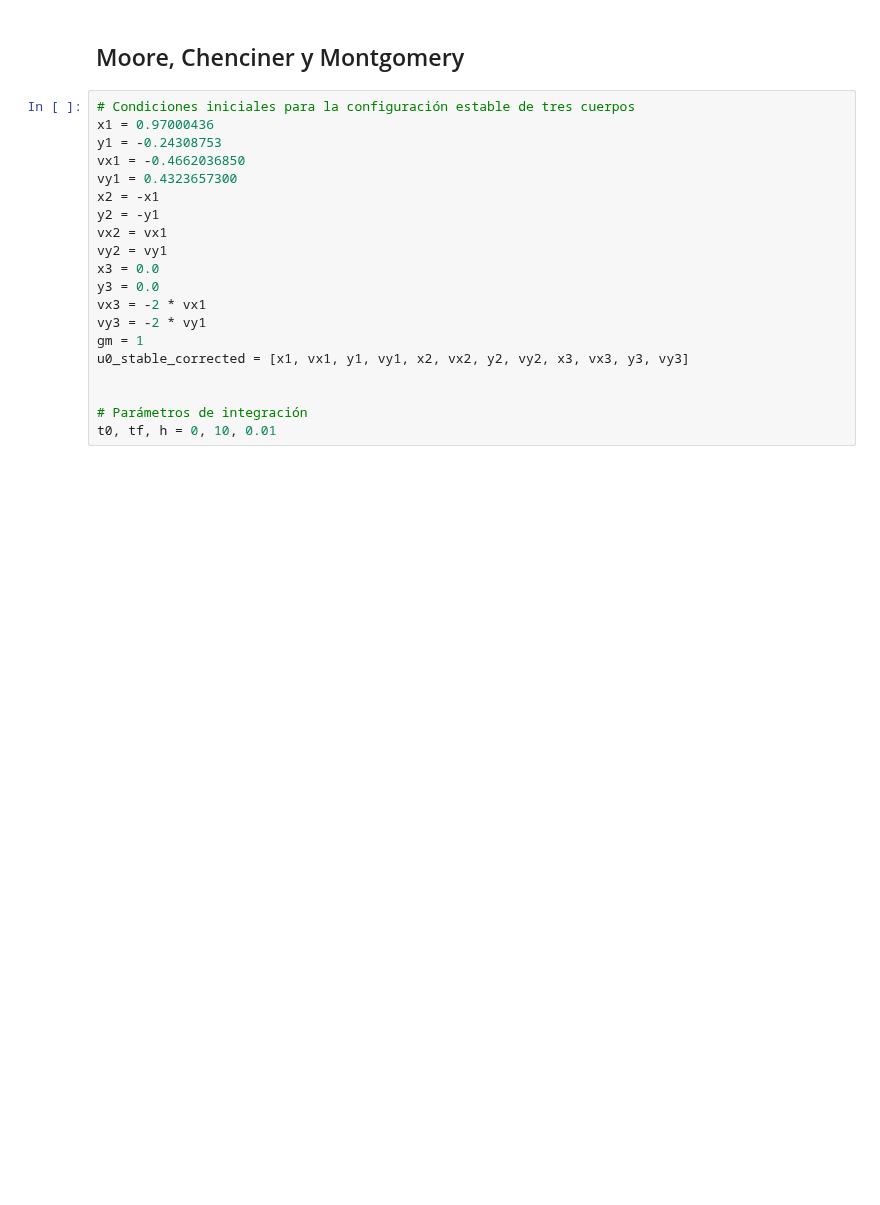
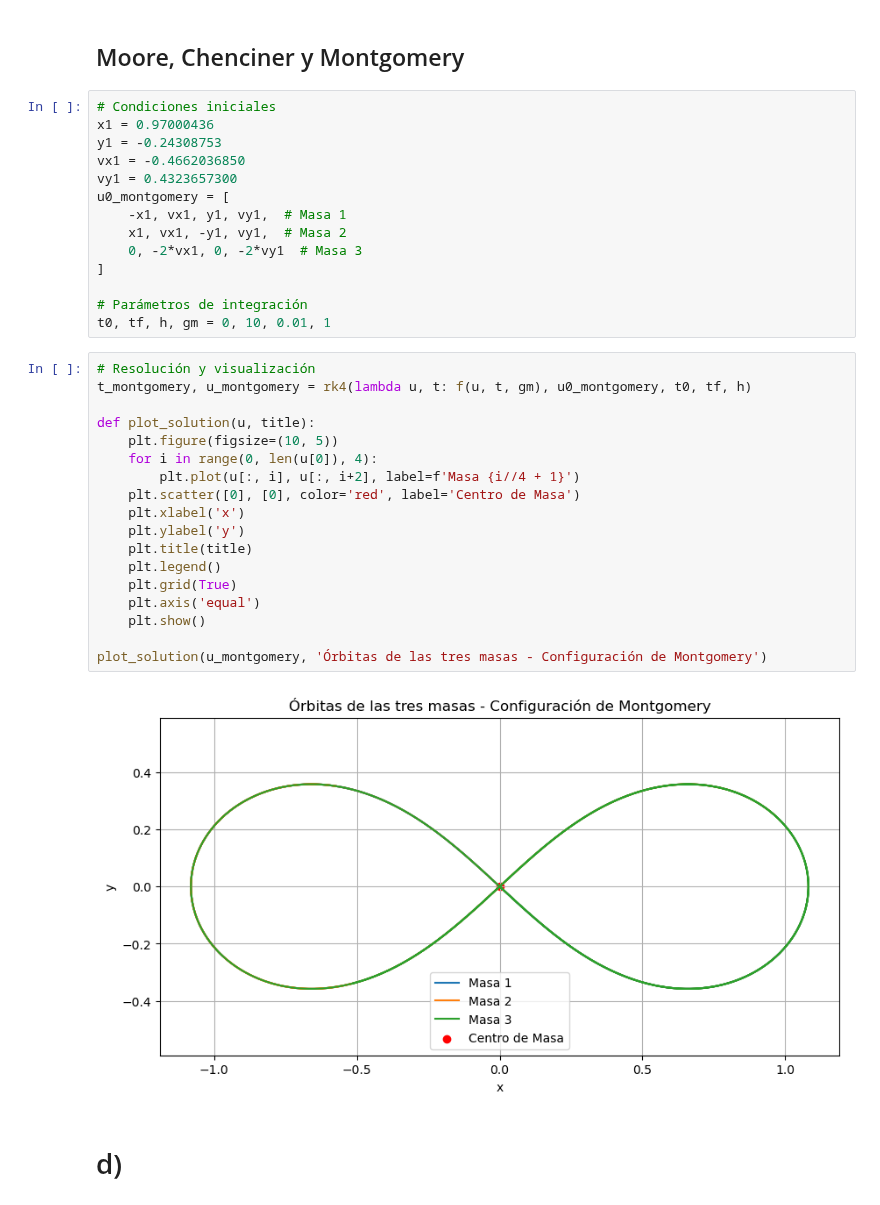
Before and after one commit to apareram/f-sica-computacional, a Jupyter notebook: labs/lab3-P3-Clase-Ximena,Lorenzo,Alberto.ipynb, the cells around one changed output. Drawn from its saved outputs; the diff is of its cells as text; blank space fills up the shorter version.

```diff
--- a/labs/lab3-P3-Clase-Ximena,Lorenzo,Alberto.ipynb
+++ b/labs/lab3-P3-Clase-Ximena,Lorenzo,Alberto.ipynb
@@ -109,22 +109,38 @@ plt.show()
 # %% [markdown]
 ## Moore, Chenciner y Montgomery
 # %%
-# Condiciones iniciales para la configuración estable de tres cuerpos
+# Condiciones iniciales
 x1 = 0.97000436
 y1 = -0.24308753
 vx1 = -0.4662036850
 vy1 = 0.4323657300
-x2 = -x1
-y2 = -y1
-vx2 = vx1
-vy2 = vy1
-x3 = 0.0
-y3 = 0.0
-vx3 = -2 * vx1
-vy3 = -2 * vy1
-gm = 1
-u0_stable_corrected = [x1, vx1, y1, vy1, x2, vx2, y2, vy2, x3, vx3, y3, vy3]
-
+u0_montgomery = [
+    -x1, vx1, y1, vy1,  # Masa 1
+    x1, vx1, -y1, vy1,  # Masa 2
+    0, -2*vx1, 0, -2*vy1  # Masa 3
+]
 
 # Parámetros de integración
-t0, tf, h = 0, 10, 0.01
+t0, tf, h, gm = 0, 10, 0.01, 1
+# %%
+# Resolución y visualización
+t_montgomery, u_montgomery = rk4(lambda u, t: f(u, t, gm), u0_montgomery, t0, tf, h)
+
+def plot_solution(u, title):
+    plt.figure(figsize=(10, 5))
+    for i in range(0, len(u[0]), 4):
+        plt.plot(u[:, i], u[:, i+2], label=f'Masa {i//4 + 1}')
+    plt.scatter([0], [0], color='red', label='Centro de Masa')
+    plt.xlabel('x')
+    plt.ylabel('y')
+    plt.title(title)
+    plt.legend()
+    plt.grid(True)
+    plt.axis('equal')
+    plt.show()
+
+plot_solution(u_montgomery, 'Órbitas de las tres masas - Configuración de Montgomery')
+# %% [output]
+[figure, added]
+# %% [markdown]
+# d)
```
Also changed, not shown: parts of 11 cells of this notebook, 2 other files.
